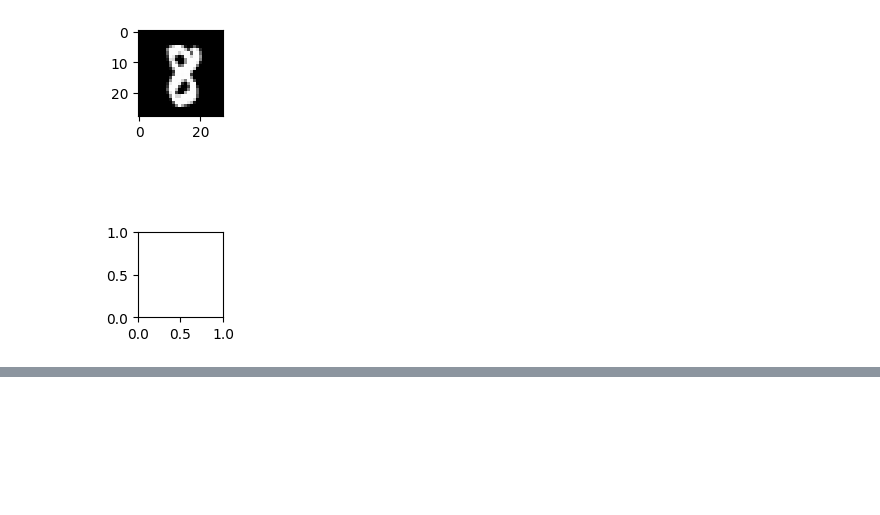
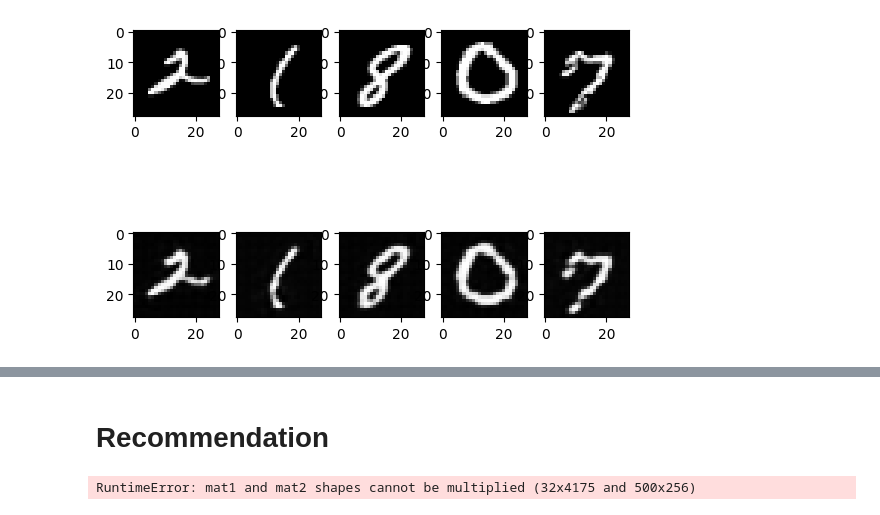
Before and after one commit to justinhangoebl/residual-quantization, a Jupyter notebook: vq_vae.ipynb, the cells around one changed output, grey strips where cells are left out. Cells and saved outputs as stored; diff of their text form; code cells hidden in the pictures; blank space fills up the shorter version.

Commit message:
vq-vae recommender

```diff
--- a/vq_vae.ipynb
+++ b/vq_vae.ipynb
@@ -32,11 +32,22 @@ test_loader = torch.utils.data.DataLoader(
     datasets.MNIST(root="./data", train=False, download=True, transform=transform),
     batch_size=64, shuffle=True
 )
+# %%
+def residual_stack(h, num_hiddens, num_residual_layers):
+    for _ in range(num_residual_layers):
+        h = nn.Sequential(
+            nn.ReLU(),
+            nn.Conv2d(num_hiddens, num_hiddens, kernel_size=3, stride=1, padding=1),
+            nn.ReLU(),
+            nn.Conv2d(num_hiddens, num_hiddens, kernel_size=1, stride=1, padding=0)
+        )(h)
+    return h
 # %%
 # Transforming from x -> z_e
 class Encoder(nn.Module):
     def __init__(self, latent_dim):
         super(Encoder, self).__init__()
+        self.latent_dim = latent_dim
         self.conv1 = nn.Conv2d(1, 32, kernel_size=4, stride=2, padding=1)
         self.conv2 = nn.Conv2d(32, 64, kernel_size=4, stride=2, padding=1)
         self.conv3 = nn.Conv2d(64, latent_dim, kernel_size=3, stride=1, padding=1)
@@ -45,6 +56,7 @@ class Encoder(nn.Module):
         x = F.relu(self.conv1(x))
         x = F.relu(self.conv2(x))
         x = self.conv3(x)  # No activation, raw latents
+        residual_stack(x, self.latent_dim, 2)
         return x
 # %%
 # z_e -> z_q Codebook Dimension
@@ -75,13 +87,15 @@ class VectorQuantizer(nn.Module):
 class Decoder(nn.Module):
     def __init__(self, latent_dim):
         super(Decoder, self).__init__()
+        self.latent_dim = latent_dim
         self.conv1 = nn.ConvTranspose2d(latent_dim, 64, kernel_size=3, stride=1, padding=1)
         self.conv2 = nn.ConvTranspose2d(64, 32, kernel_size=4, stride=2, padding=1)
         self.conv3 = nn.ConvTranspose2d(32, 1, kernel_size=4, stride=2, padding=1)
 
     def forward(self, x):
-        x = F.relu(self.conv1(x))
-        x = F.relu(self.conv2(x))
+        x = self.conv1(x)
+        residual_stack(x, self.latent_dim, 2)
+        x = self.conv2(x)
         x = torch.sigmoid(self.conv3(x))  # Output in [0,1]
         return  x
 # %%
@@ -120,6 +134,9 @@ class Trainer:
             train_loss = 0
             for batch, _ in tqdm(self.train_loader):
                 self.optimizer.zero_grad()
+                def add_noise(x):
+                    return np.clip(x + torch.randn_like(x) * 0.1, 0, 1)
+                batch = add_noise(batch)
                 x_hat, loss, _ = self.model(batch)
                 loss_1 = F.binary_cross_entropy(x_hat, batch)
                 loss = loss.mean()
@@ -140,8 +157,6 @@ class Trainer:
                 plt.subplot(2, n, i+1)
                 plt.imshow(batch[i].squeeze().detach().numpy(), cmap="gray")
                 plt.subplot(2, n, i+1+n)
-                plt.imshow(idx[i].squeeze().detach().numpy(), cmap="gray")
-                plt.subplot(2, n, i+1+n)
                 plt.imshow(x_hat[i].squeeze().detach().numpy(), cmap="gray")
             plt.show()
             break
@@ -159,7 +174,7 @@ class Trainer:
 model = VQVAE(NUM_EMBEDDINGS, LATENT_DIM, COMMITMENT_COST)
 optimizer = optim.Adam(model.parameters(), lr=LEARNING_RATE)
 trainer = Trainer(model, optimizer, train_loader, test_loader)
-trainer.train(2)
+trainer.train(10)
 trainer.visualize_reconstructions()
 trainer.test()
 # %% [output]
@@ -171 +201 @@ TypeError: Invalid shape () for image data
-[figure, old version]
+[figure, new version]
@@ -171,0 +203,2 @@ TypeError: Invalid shape () for image data
+# %% [markdown]
+# Recommendation
@@ -171,0 +361,14 @@ TypeError: Invalid shape () for image data
+# %%
+df = pd.read_csv('data/lfm_interactions.csv', sep="\t", index_col=0)
+inter_matr = pd.pivot_table(df, values='count', index='user_id', columns='item_id')
+inter_matr = inter_matr.fillna(0).to_numpy()
+inter_matr = (inter_matr > 0).astype(int)
+
+dataset = torch.FloatTensor(inter_matr)
+rec_sys = VQVAE_Rec_Sys(dataset, num_items=500, embedding_dim=16, num_embeddings=128)
+rec_sys.train(epochs=10)
+#rec_sys.plot_loss()
+
+recommended_items = rec_sys.recommend_items(user_index=0, top_k=5)
+# %% [output]
+RuntimeError: mat1 and mat2 shapes cannot be multiplied (32x4175 and 500x256)
```
Also changed, not shown: parts of 3 cells of this notebook, 4 other files.
